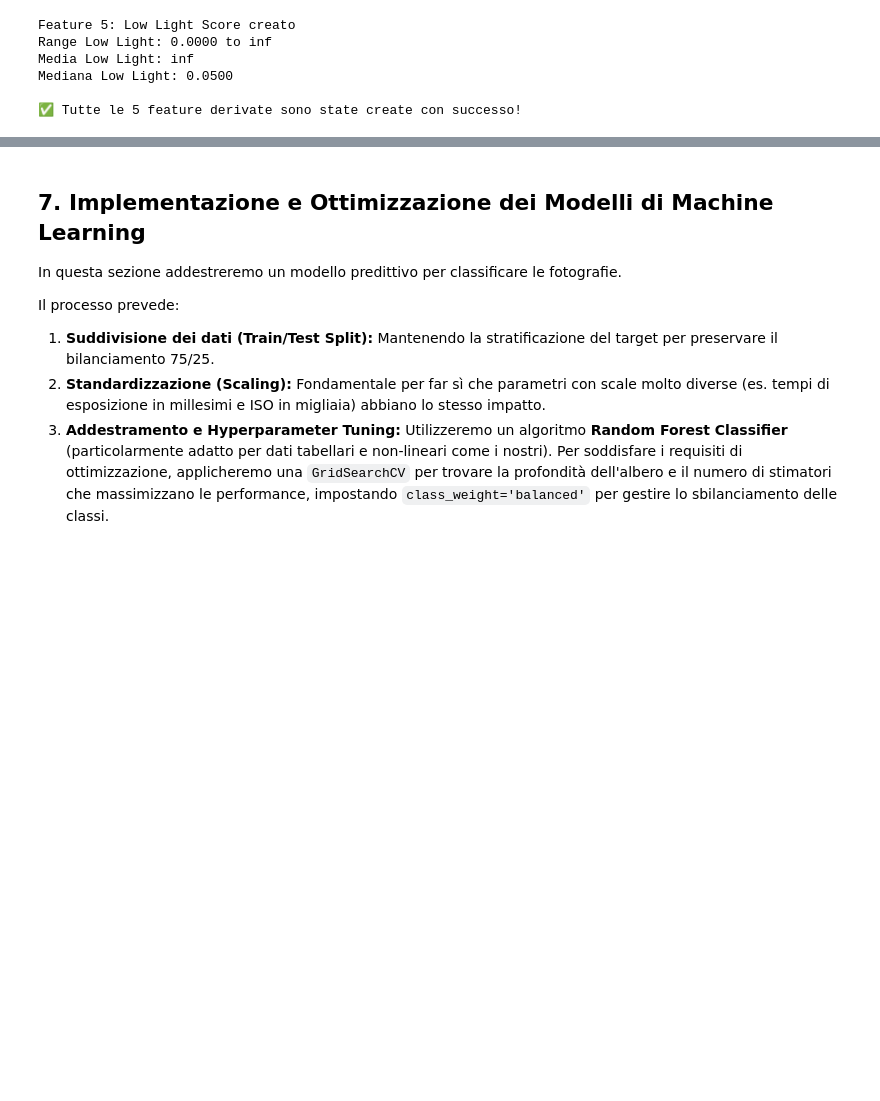
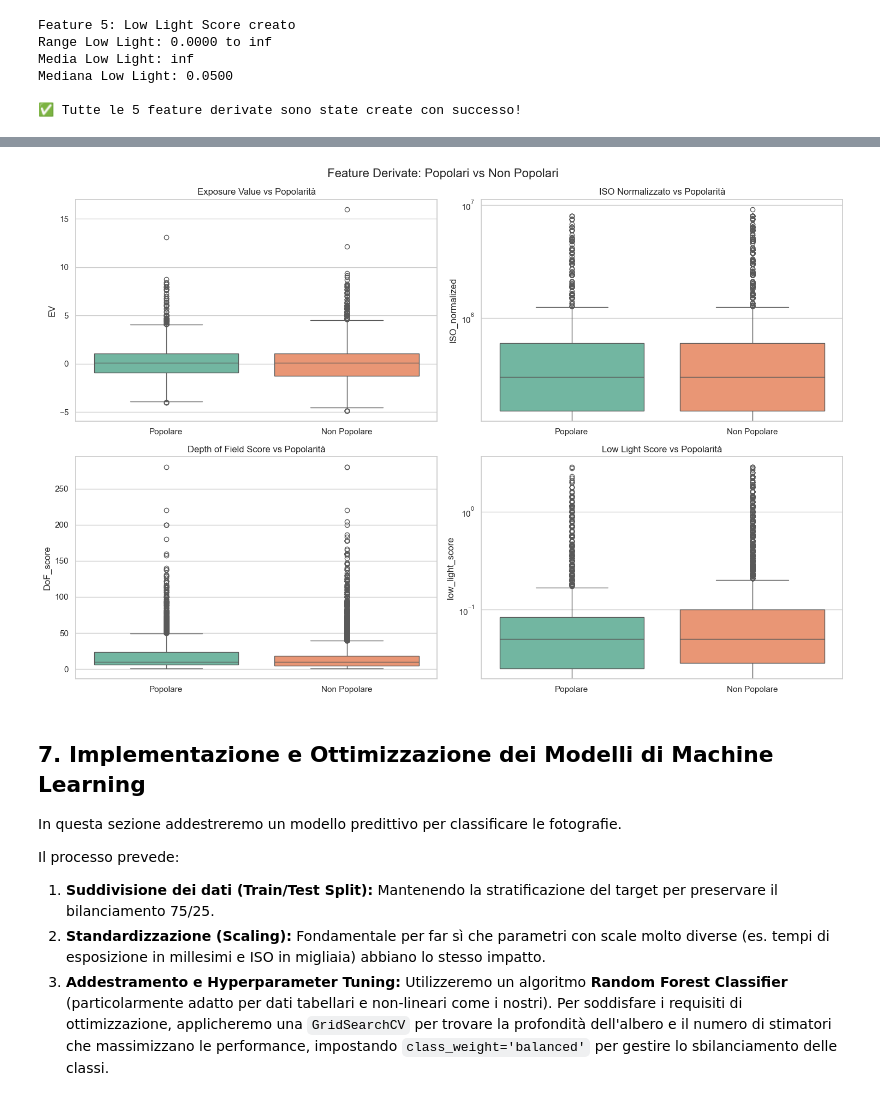
Before and after one commit to maicolsanti/unibo_artifical_intelligence, a Jupyter notebook: project.ipynb, the cells around one changed output, grey strips where cells are left out. Cells and saved outputs as stored; diff of their text form; code cells hidden in the pictures; blank space fills up the shorter version.

```diff
--- a/project.ipynb
+++ b/project.ipynb
@@ -449,3 +507,42 @@ Mediana Low Light: 0.0500
+# %%
+# VISUALIZZAZIONE 2: Boxplot - Confronto Feature Derivate vs Popolarità
+
+# Converti is_popular in etichette testuali per i grafici
+df_clean['popolarita_label'] = df_clean['is_popular'].map({0: 'Non Popolare', 1: 'Popolare'})
+
+fig, axes = plt.subplots(2, 2, figsize=(15, 10))
+fig.suptitle('Feature Derivate: Popolari vs Non Popolari', fontsize=16)
+
+# Boxplot 1: EV vs Popolarità
+sns.boxplot(data=df_clean, x='popolarita_label', y='EV', hue='popolarita_label',
+            ax=axes[0, 0], palette='Set2', legend=False)
+axes[0, 0].set_title('Exposure Value vs Popolarità')
+axes[0, 0].set_xlabel('')
+
+# Boxplot 2: ISO Normalized vs Popolarità
+sns.boxplot(data=df_clean, x='popolarita_label', y='ISO_normalized', hue='popolarita_label',
+            ax=axes[0, 1], palette='Set2', legend=False)
+axes[0, 1].set_title('ISO Normalizzato vs Popolarità')
+axes[0, 1].set_xlabel('')
+axes[0, 1].set_yscale('log')
+
+# Boxplot 3: DoF Score vs Popolarità
+sns.boxplot(data=df_clean, x='popolarita_label', y='DoF_score', hue='popolarita_label',
+            ax=axes[1, 0], palette='Set2', legend=False)
+axes[1, 0].set_title('Depth of Field Score vs Popolarità')
+axes[1, 0].set_xlabel('')
+
+# Boxplot 4: Low Light Score vs Popolarità
+sns.boxplot(data=df_clean, x='popolarita_label', y='low_light_score', hue='popolarita_label',
+            ax=axes[1, 1], palette='Set2', legend=False)
+axes[1, 1].set_title('Low Light Score vs Popolarità')
+axes[1, 1].set_xlabel('')
+axes[1, 1].set_yscale('log')
+
+plt.tight_layout()
+plt.show()
+# %% [output]
+[figure, added]
 # %% [markdown]
 ## 7. Implementazione e Ottimizzazione dei Modelli di Machine Learning
 In questa sezione addestreremo un modello predittivo per classificare le fotografie.
```
Also changed, not shown: parts of 1 cell of this notebook.
